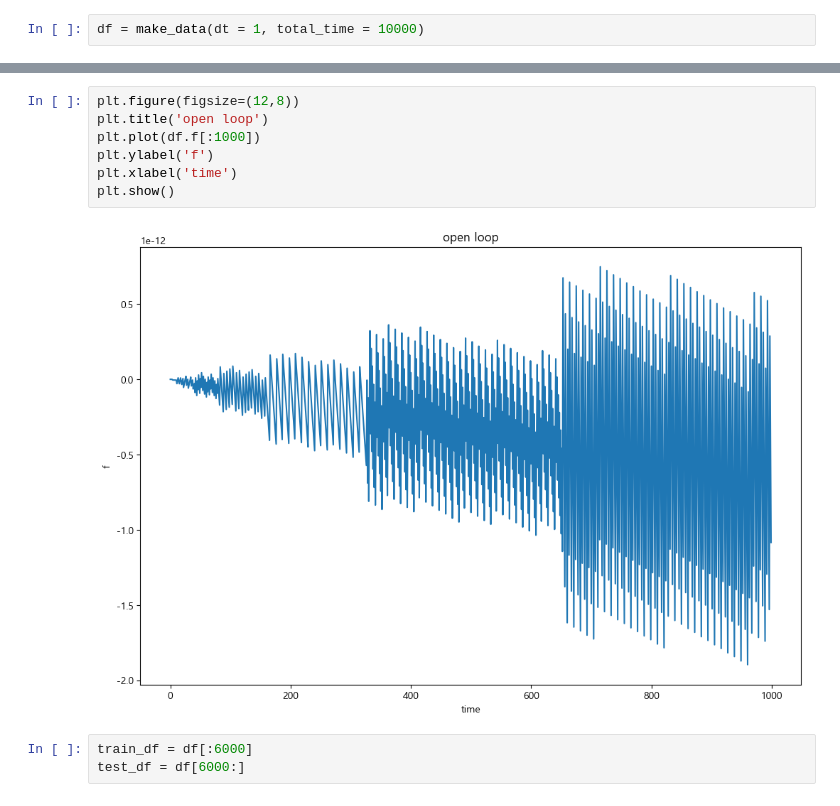
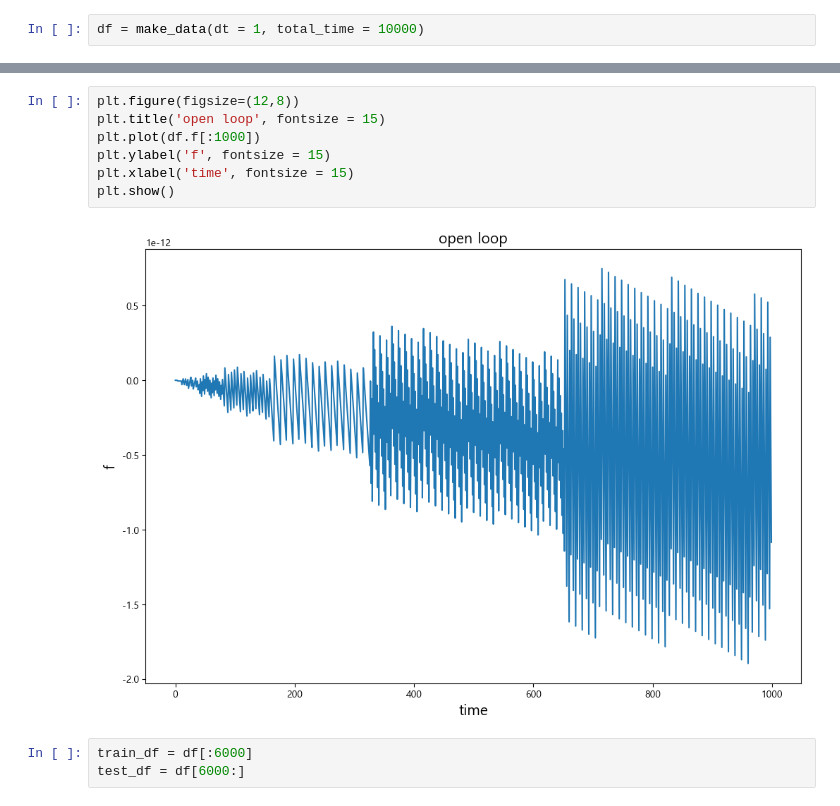
Before and after one commit to Jjineeq/hysteresis_curve, a Jupyter notebook: operator/ode_test.ipynb, the cells around one changed output, grey strips where cells are left out. Cells and saved outputs as stored; diff of their text form.

```diff
--- a/operator/ode_test.ipynb
+++ b/operator/ode_test.ipynb
@@ -53,12 +150,12 @@ df = make_data(dt = 1, total_time = 10000)
 # %%
 plt.figure(figsize=(12,8))
-plt.title('open loop')
+plt.title('open loop', fontsize = 15)
 plt.plot(df.f[:1000])
-plt.ylabel('f')
-plt.xlabel('time')
+plt.ylabel('f', fontsize = 15)
+plt.xlabel('time', fontsize = 15)
 plt.show()
 # %% [output]
-[figure, old version]
+[figure, new version]
 # %%
 train_df = df[:6000]
 test_df = df[6000:]
```
Also changed, not shown: parts of 18 cells of this notebook, 1 other file.
